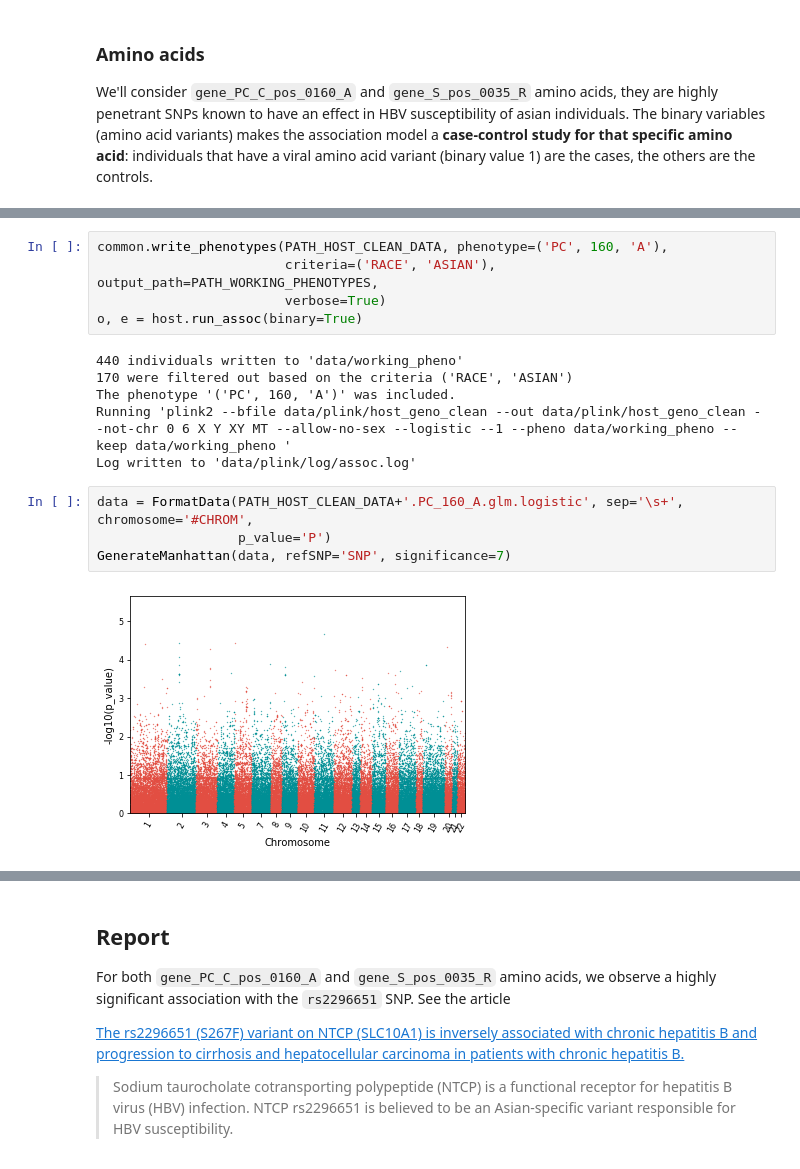
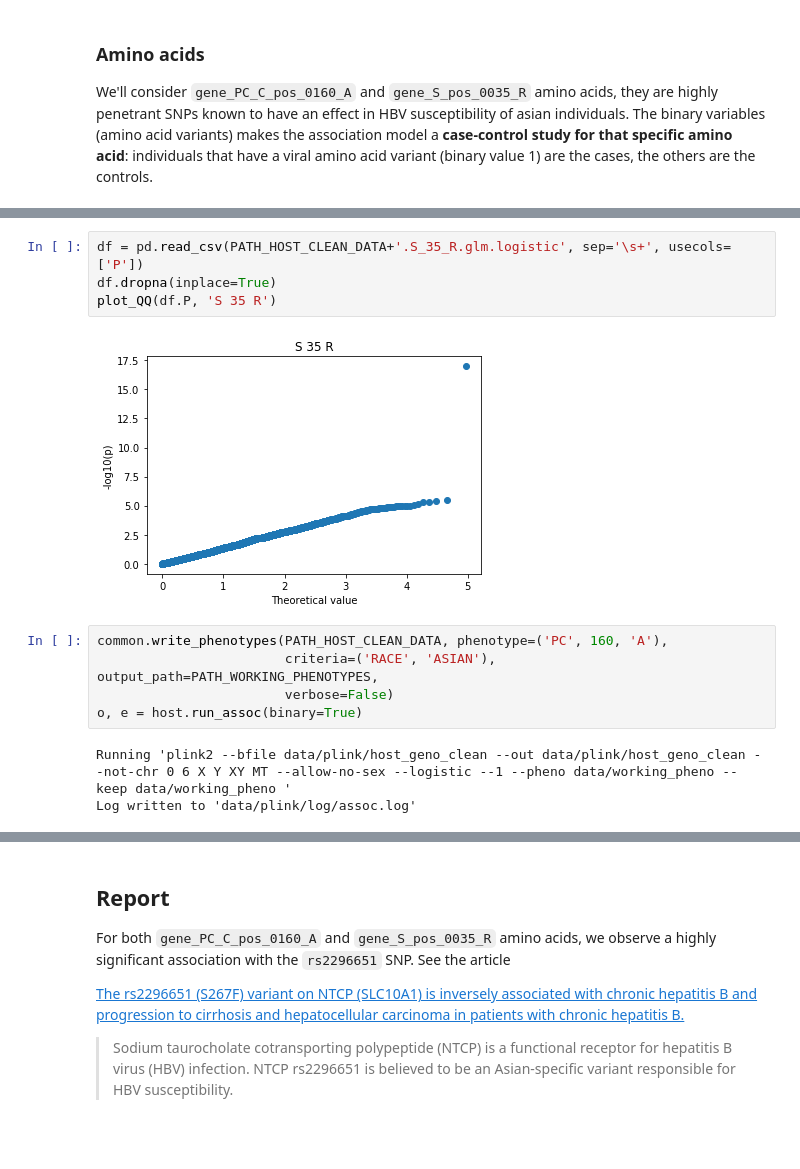
Before and after one commit to matthiaszeller/HBV, a Jupyter notebook: Host genotypes - Analysis.ipynb, the cells around one changed output, grey strips where cells are left out. Drawn from its saved outputs; the diff is of its cells as text; blank space fills up the shorter version.

```diff
--- a/Host genotypes - Analysis.ipynb
+++ b/Host genotypes - Analysis.ipynb
@@ -177,17 +199,14 @@ We'll consider `gene_PC_C_pos_0160_A` and `gene_S_pos_0035_R` amino acids, they
+# %%
+df = pd.read_csv(PATH_HOST_CLEAN_DATA+'.S_35_R.glm.logistic', sep='\s+', usecols=['P'])
+df.dropna(inplace=True)
+plot_QQ(df.P, 'S 35 R')
+# %% [output]
+[figure, added]
 # %%
 common.write_phenotypes(PATH_HOST_CLEAN_DATA, phenotype=('PC', 160, 'A'),
                         criteria=('RACE', 'ASIAN'), output_path=PATH_WORKING_PHENOTYPES,
-                        verbose=True)
+                        verbose=False)
 o, e = host.run_assoc(binary=True)
 # %% [output]
-440 individuals written to 'data/working_pheno'
-170 were filtered out based on the criteria ('RACE', 'ASIAN')
-The phenotype '('PC', 160, 'A')' was included.
 Running 'plink2 --bfile data/plink/host_geno_clean --out data/plink/host_geno_clean --not-chr 0 6 X Y XY MT --allow-no-sex --logistic --1 --pheno data/working_pheno --keep data/working_pheno '
 Log written to 'data/plink/log/assoc.log'
-# %%
-data = FormatData(PATH_HOST_CLEAN_DATA+'.PC_160_A.glm.logistic', sep='\s+', chromosome='#CHROM',
-                  p_value='P')
-GenerateManhattan(data, refSNP='SNP', significance=7)
-# %% [output]
-[figure, removed]
```
Also changed, not shown: parts of 46 cells of this notebook, 4 other files.
